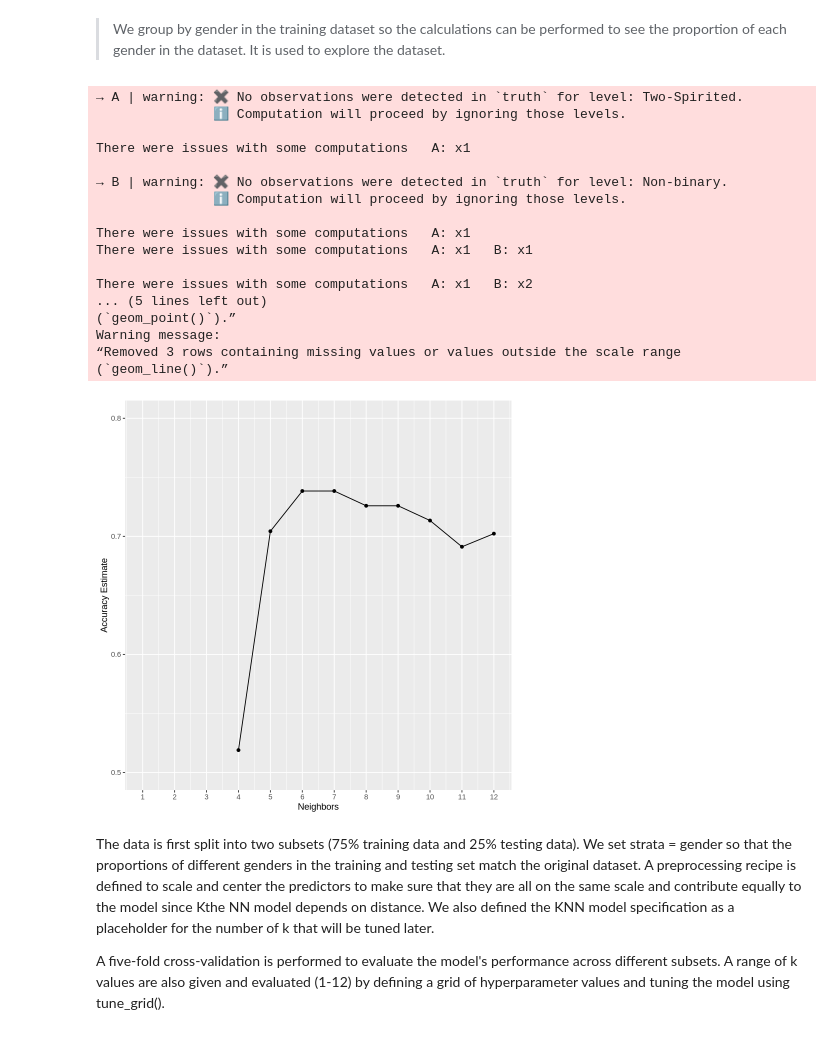
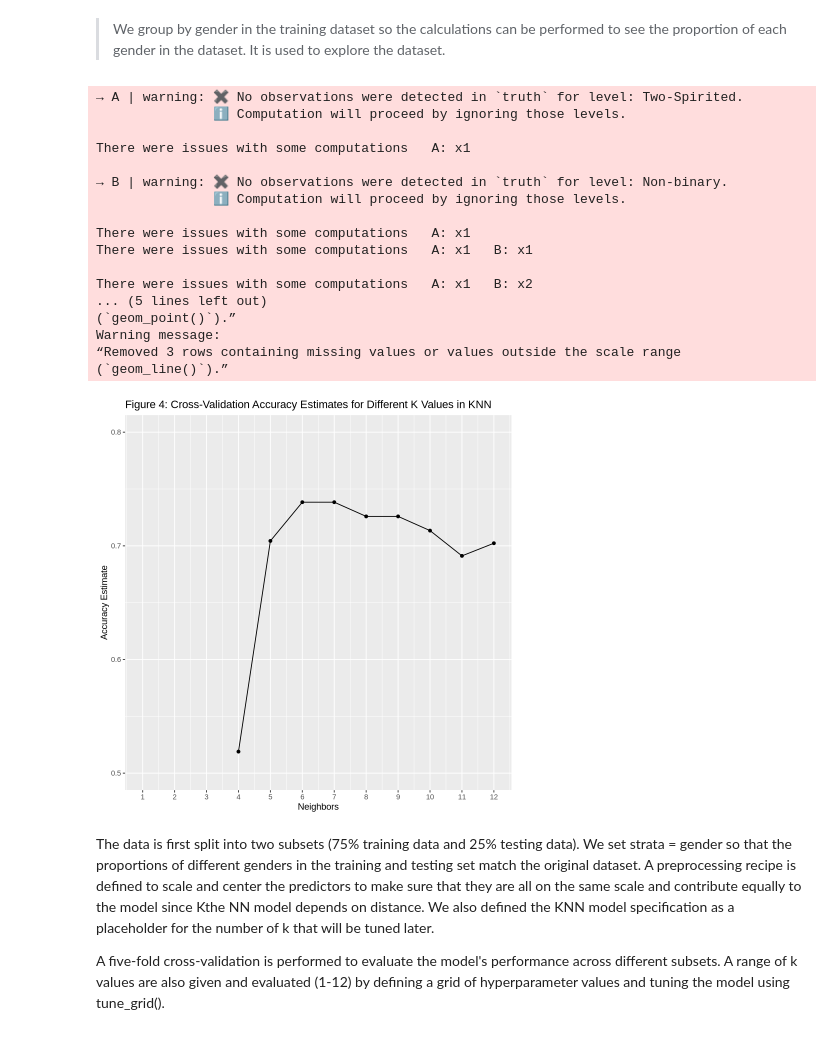
Before and after one commit to sybearr/dsci-100-2024w1-004-12, a Jupyter notebook: Project_Final_Report.ipynb, the cells around one changed output. Saved outputs shown, nothing was run; the diff lists cells and outputs as text; code cells hidden in the pictures.

Commit message:
figure title for figure 4

```diff
--- a/Project_Final_Report.ipynb
+++ b/Project_Final_Report.ipynb
@@ -182,35 +182,35 @@ knn_results <- workflow() |>
        collect_metrics()
 
 accuracies <- knn_results |>
        filter(.metric == "accuracy")
 
 cross_val_plot <- ggplot(accuracies, aes(x = neighbors, y = mean))+
        geom_point() +
        geom_line() +
-       labs(x = "Neighbors", y = "Accuracy Estimate") +
+       labs(title = "Figure 4: Cross-Validation Accuracy Estimates for Different K Values in KNN", x = "Neighbors", y = "Accuracy Estimate") +
        scale_x_continuous(breaks = seq(0, 12, by = 1)) +
        scale_y_continuous(limits = c(0.5, 0.8))
 
 cross_val_plot
 # %% [output]
 → A | warning: ✖ No observations were detected in `truth` for level: Two-Spirited.
                ℹ Computation will proceed by ignoring those levels.
 
 There were issues with some computations   A: x1
 
 → B | warning: ✖ No observations were detected in `truth` for level: Non-binary.
                ℹ Computation will proceed by ignoring those levels.
 
 There were issues with some computations   A: x1
 There were issues with some computations   A: x1   B: x1
 
 There were issues with some computations   A: x1   B: x2
 ... (5 lines left out)
 (`geom_point()`).”
 Warning message:
 “Removed 3 rows containing missing values or values outside the scale range
 (`geom_line()`).”
-[figure, old version]
+[figure, new version]
 # %% [markdown]
 The data is first split into two subsets (75% training data and 25% testing data). We set strata = gender so that the proportions of different genders in the training and testing set match the original dataset. A preprocessing recipe is defined to scale and center the predictors to make sure that they are all on the same scale and contribute equally to the model since Kthe NN model depends on distance. We also defined the KNN model specification as a placeholder for the number of k that will be tuned later.
 
```
